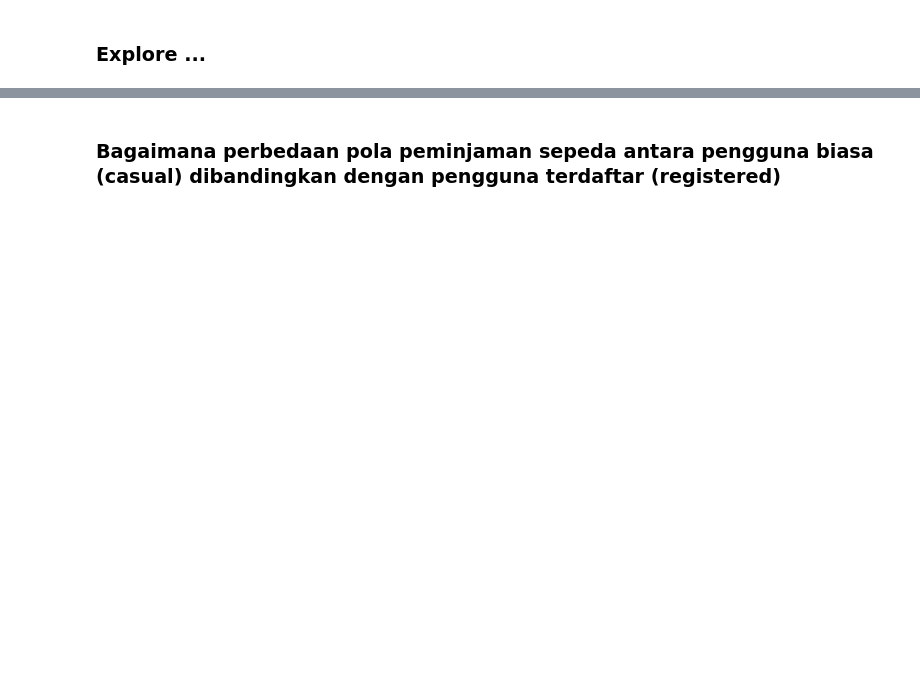
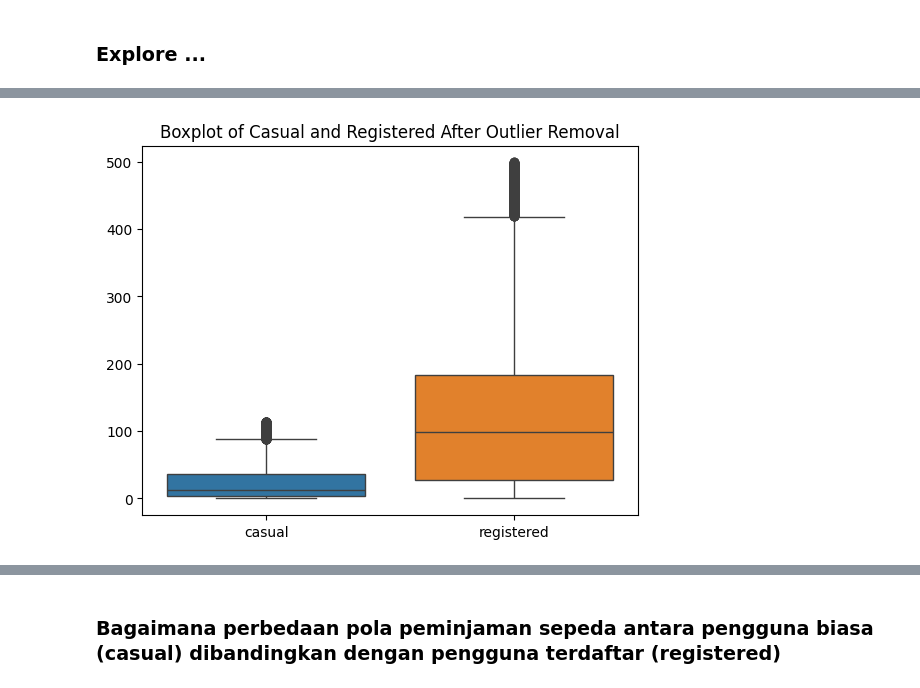
Before and after one commit to esnanta/data-analysis, a Jupyter notebook: Bike_Sharing_Data_Analysis.ipynb, the cells around one changed output, grey strips where cells are left out. Cells and saved outputs as stored; diff of their text form; code cells hidden in the pictures; blank space fills up the shorter version.

```diff
--- a/Bike_Sharing_Data_Analysis.ipynb
+++ b/Bike_Sharing_Data_Analysis.ipynb
@@ -455,0 +422,8 @@ Applying log transformation to cnt...
+# %%
+# 4. Visualize after fixing outliers
+# Gunakan variabel "df_no_outliers"
+sns.boxplot(data=df_no_outliers[['casual', 'registered']])
+plt.title('Boxplot of Casual and Registered After Outlier Removal')
+plt.show()
+# %% [output]
+[figure, added]
```
Also changed, not shown: parts of 40 cells of this notebook.
